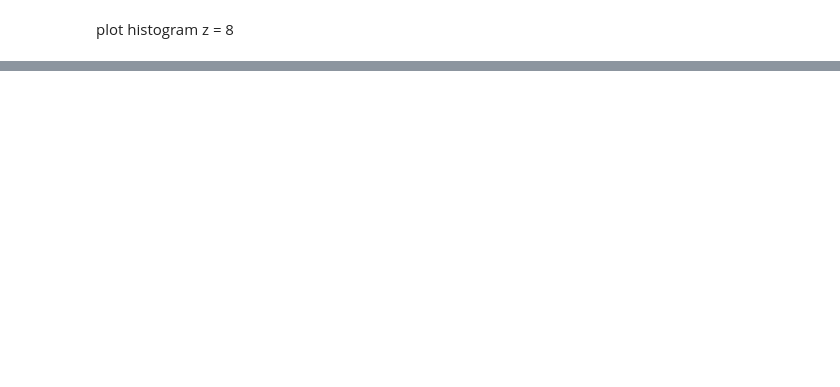
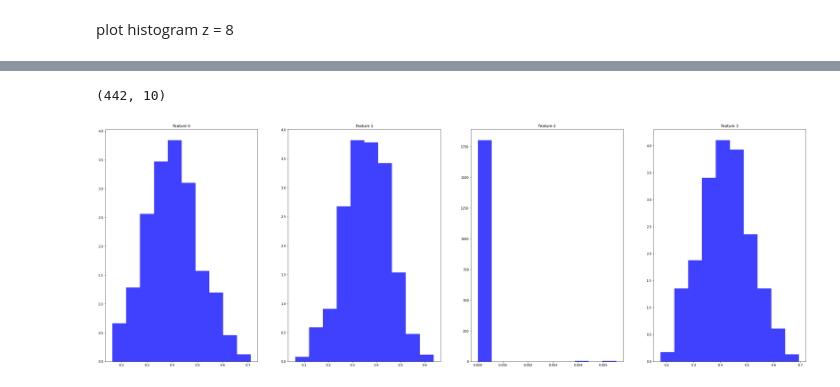
Before and after one commit to ZahraDehghanian97/RCALAD, a Jupyter notebook: AE/AE_analysis.ipynb, the cells around one changed output, grey strips where cells are left out. Saved outputs shown, nothing was run; the diff lists cells and outputs as text; code cells hidden in the pictures; blank space fills up the shorter version.

```diff
--- a/AE/AE_analysis.ipynb
+++ b/AE/AE_analysis.ipynb
@@ -117,0 +135,6 @@ plt.show()
+# %%
+from sklearn.datasets import load_diabetes
+
+diabetes = load_diabetes()
+X, y = diabetes.data, diabetes.target
+x_train, x_test, y_train, y_test = train_test_split(X,y,test_size=0.2,random_state=42)
@@ -117,0 +199,15 @@ plt.show()
+# %%
+import matplotlib.gridspec as gridspec
+alldata = np.concatenate((x_train,x_test), axis=0)
+alllabel = np.concatenate((y_train,y_test))
+print(alldata.shape)
+code = intermediate_layer_model.predict(alldata)
+fig = plt.figure(figsize=(40,30))
+gs = gridspec.GridSpec(8, 8)
+for i in range(code_size) :
+  for j in range(i+1,code_size) :
+    ax = plt.subplot(gs[i,j])
+    ax.set_title("feature "+str(i)+" vs. feature "+str(j))
+    ax.scatter(code[:, i], code[:, j], c=alllabel,alpha=0.2)
+    fig.add_subplot(ax)
+plt.show()
@@ -117,0 +217,17 @@ plt.show()
+# %%
+import matplotlib.gridspec as gridspec
+alldata = np.concatenate((x_train,x_test), axis=0)
+alllabel = np.concatenate((y_train,y_test))
+print(alldata.shape)
+code = intermediate_layer_model.predict(alldata)
+fig = plt.figure(figsize=(40,30))
+gs = gridspec.GridSpec(int(code_size/4)+1, 4)
+for i in range(code_size) :
+    ax = plt.subplot(gs[int(i/4),i%4])
+    ax.set_title("feature "+str(i))
+    ax.hist(code[:, i], 10, density=True, facecolor='b', alpha=0.75)
+    fig.add_subplot(ax)
+plt.show()
+# %% [output]
+(442, 10)
+[figure, added]
```
Also changed, not shown: parts of 9 cells of this notebook.
